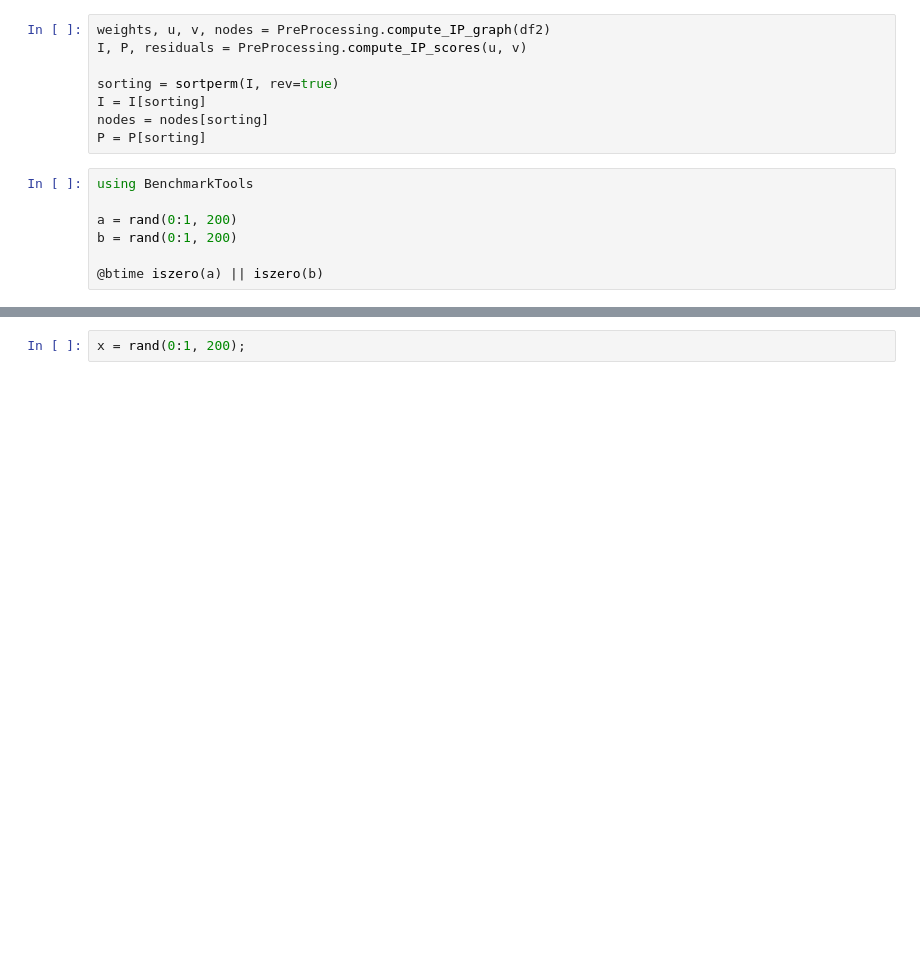
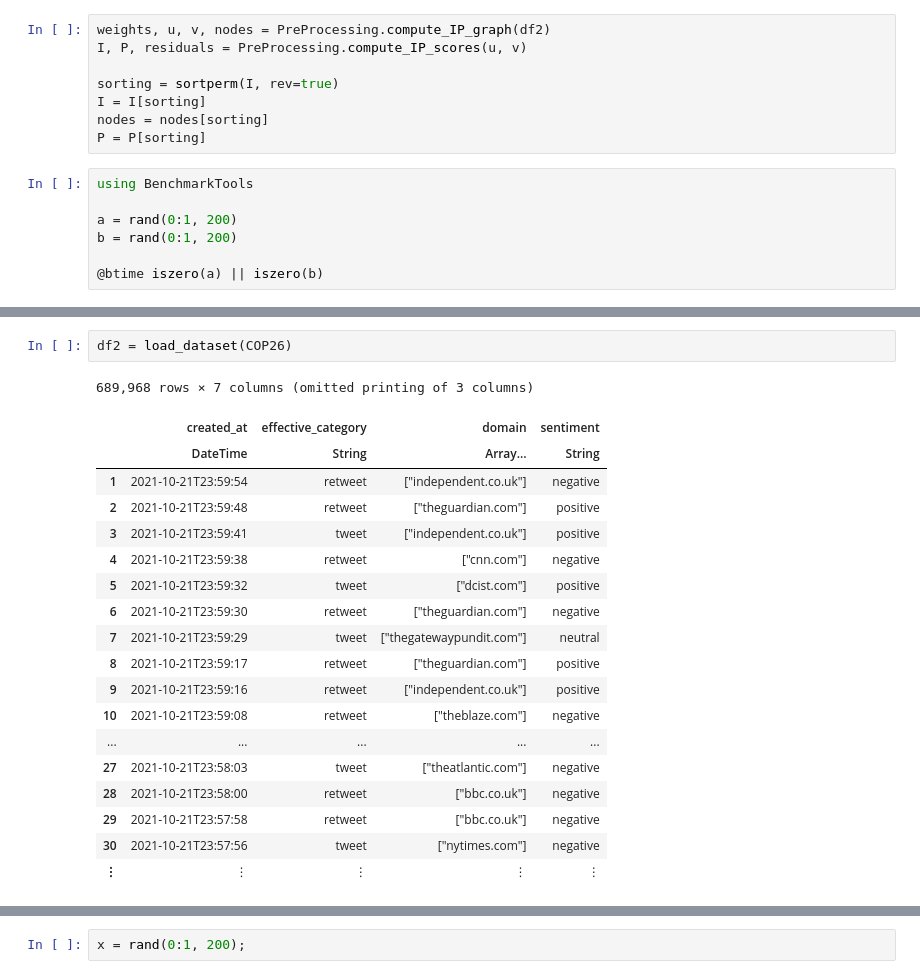
Before and after one commit to Cyrilvallez/Measuring-Influence-Twitter, a Jupyter notebook: Julia/Notebooks/test.ipynb, the cells around one changed output, grey strips where cells are left out. Drawn from its saved outputs; the diff is of its cells as text; blank space fills up the shorter version.

```diff
--- a/Julia/Notebooks/test.ipynb
+++ b/Julia/Notebooks/test.ipynb
@@ -500,0 +508,22 @@ df = no_partition(df);
+# %%
+df2 = load_dataset(COP26)
+# %% [output]
+689,968 rows × 7 columns (omitted printing of 3 columns)
+|  | created_at | effective_category | domain | sentiment |
+|  | DateTime | String | Array… | String |
+| 1 | 2021-10-21T23:59:54 | retweet | ["independent.co.uk"] | negative |
+| 2 | 2021-10-21T23:59:48 | retweet | ["theguardian.com"] | positive |
+| 3 | 2021-10-21T23:59:41 | tweet | ["independent.co.uk"] | positive |
+| 4 | 2021-10-21T23:59:38 | retweet | ["cnn.com"] | negative |
+| 5 | 2021-10-21T23:59:32 | tweet | ["dcist.com"] | positive |
+| 6 | 2021-10-21T23:59:30 | retweet | ["theguardian.com"] | negative |
+| 7 | 2021-10-21T23:59:29 | tweet | ["thegatewaypundit.com"] | neutral |
+| 8 | 2021-10-21T23:59:17 | retweet | ["theguardian.com"] | positive |
+| 9 | 2021-10-21T23:59:16 | retweet | ["independent.co.uk"] | positive |
+| 10 | 2021-10-21T23:59:08 | retweet | ["theblaze.com"] | negative |
+| ... | ... | ... | ... | ... |
+| 27 | 2021-10-21T23:58:03 | tweet | ["theatlantic.com"] | negative |
+| 28 | 2021-10-21T23:58:00 | retweet | ["bbc.co.uk"] | negative |
+| 29 | 2021-10-21T23:57:58 | retweet | ["bbc.co.uk"] | negative |
+| 30 | 2021-10-21T23:57:56 | tweet | ["nytimes.com"] | negative |
+| ⋮ | ⋮ | ⋮ | ⋮ | ⋮ |
```
Also changed, not shown: parts of 8 cells of this notebook, 6 other files.
